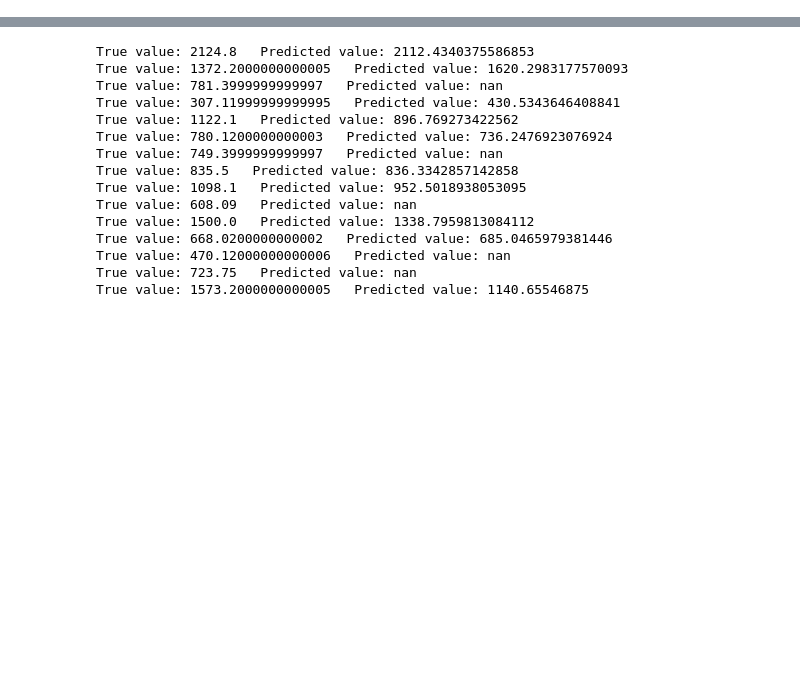
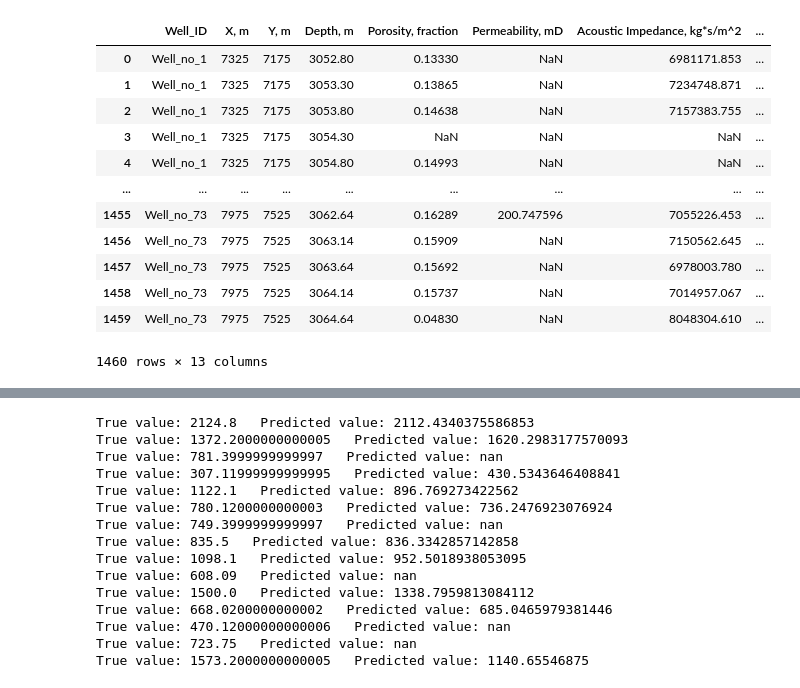
Before and after one commit to PGEHackathon/High-Risk-Low-Return, a Jupyter notebook: Trying_LinearSpatialInterp.ipynb, the cells around one changed output, grey strips where cells are left out. Saved outputs shown, nothing was run; the diff lists cells and outputs as text; code cells hidden in the pictures; blank space fills up the shorter version.

```diff
--- a/Trying_LinearSpatialInterp.ipynb
+++ b/Trying_LinearSpatialInterp.ipynb
@@ -29,6 +29,22 @@ topDepth = np.load("2d_top_depth.npy")
 
 #Merge data of two tables
 df_producer_hist = df_producer.merge(df_prodHist, how = 'inner', on = 'Well_ID')
+# %%
+df_producer
+# %% [output]
+|  | Well_ID | X, m | Y, m | Depth, m | Porosity, fraction | Permeability, mD | Acoustic Impedance, kg*s/m^2 | ... |
+| 0 | Well_no_1 | 7325 | 7175 | 3052.80 | 0.13330 | NaN | 6981171.853 | ... |
+| 1 | Well_no_1 | 7325 | 7175 | 3053.30 | 0.13865 | NaN | 7234748.871 | ... |
+| 2 | Well_no_1 | 7325 | 7175 | 3053.80 | 0.14638 | NaN | 7157383.755 | ... |
+| 3 | Well_no_1 | 7325 | 7175 | 3054.30 | NaN | NaN | NaN | ... |
+| 4 | Well_no_1 | 7325 | 7175 | 3054.80 | 0.14993 | NaN | NaN | ... |
+| ... | ... | ... | ... | ... | ... | ... | ... | ... |
+| 1455 | Well_no_73 | 7975 | 7525 | 3062.64 | 0.16289 | 200.747596 | 7055226.453 | ... |
+| 1456 | Well_no_73 | 7975 | 7525 | 3063.14 | 0.15909 | NaN | 7150562.645 | ... |
+| 1457 | Well_no_73 | 7975 | 7525 | 3063.64 | 0.15692 | NaN | 6978003.780 | ... |
+| 1458 | Well_no_73 | 7975 | 7525 | 3064.14 | 0.15737 | NaN | 7014957.067 | ... |
+| 1459 | Well_no_73 | 7975 | 7525 | 3064.64 | 0.04830 | NaN | 8048304.610 | ... |
+1460 rows × 13 columns
 # %%
 ## Interpolating production data
 X_prod3 = df_producer_hist['X, m']
```
Also changed, not shown: parts of 4 cells of this notebook, 1 other file.
